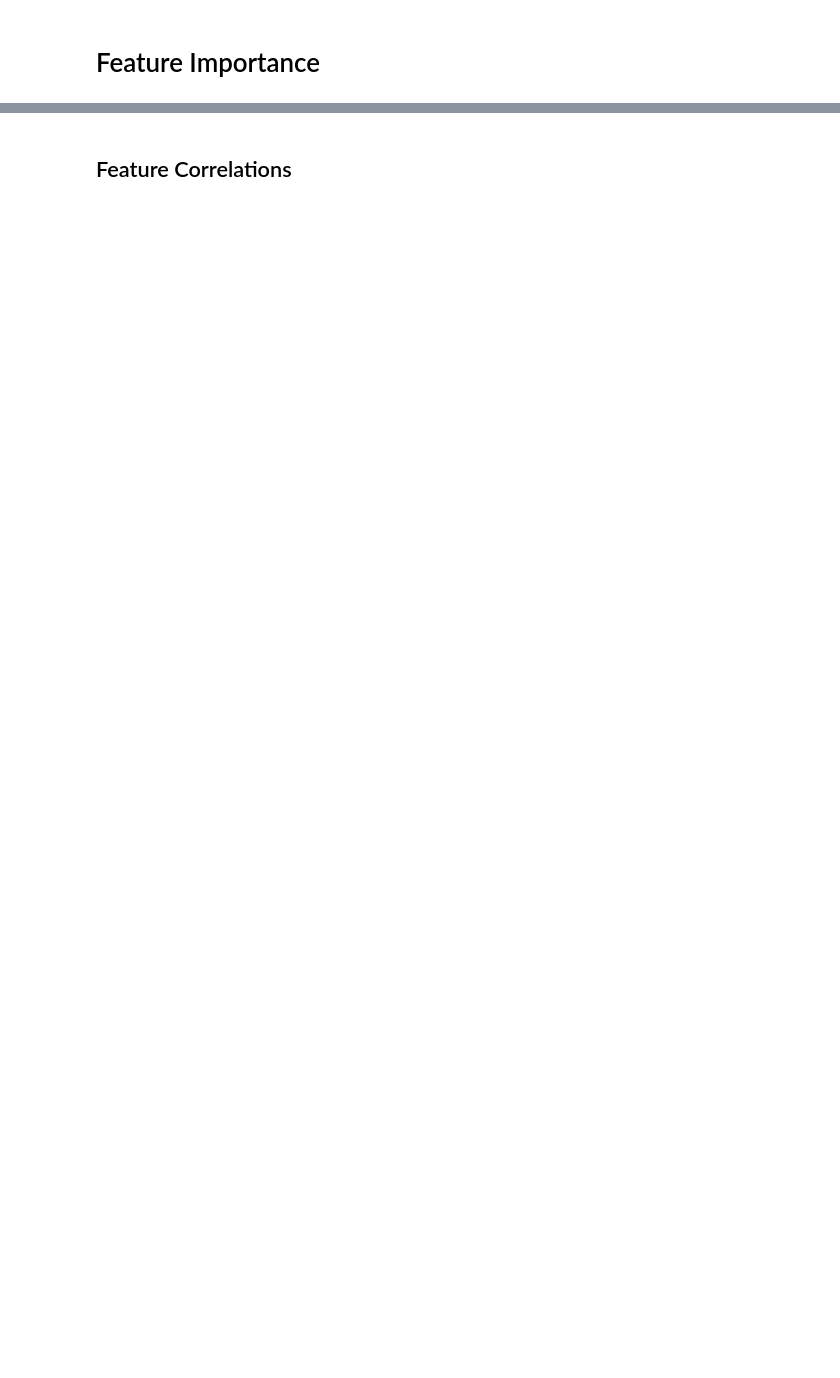
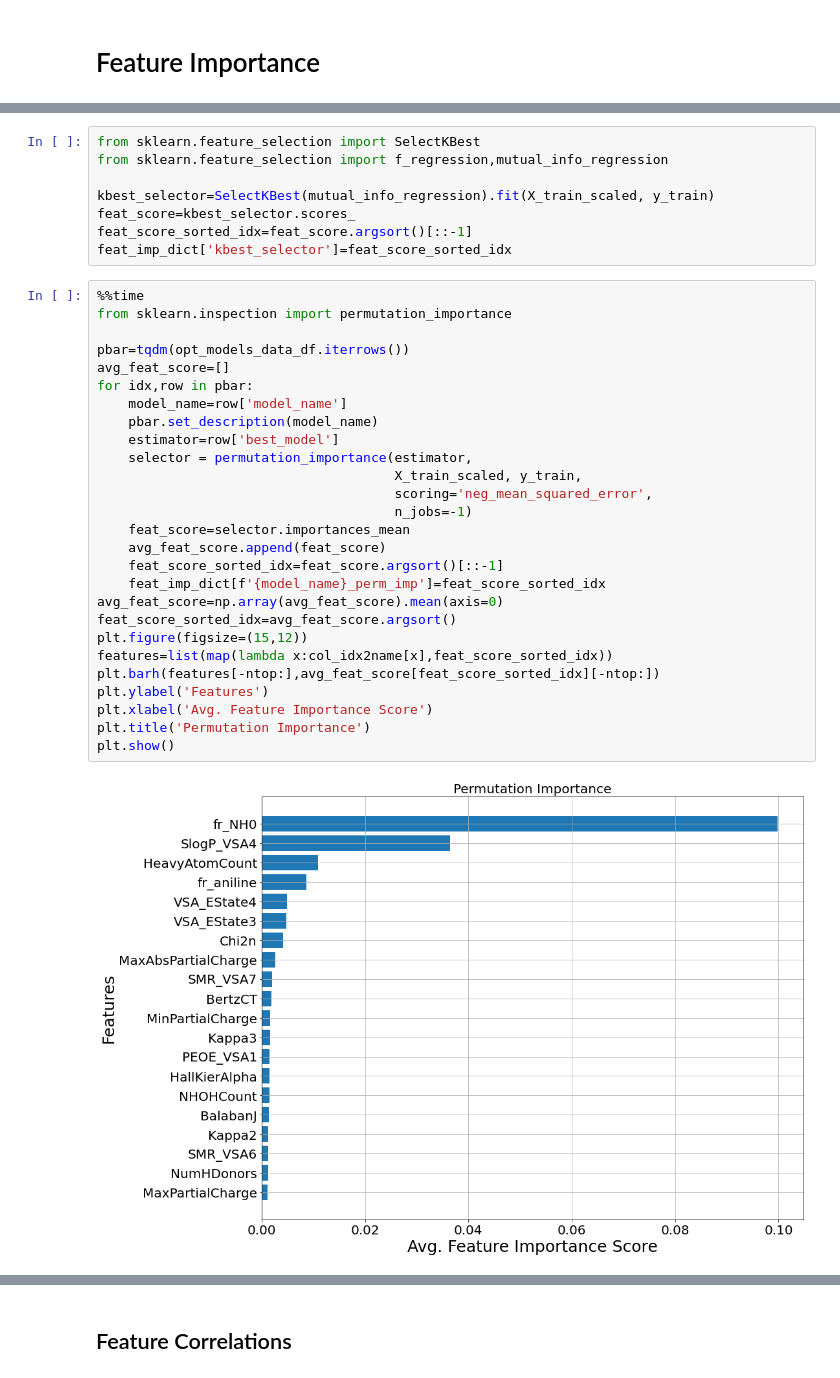
Before and after one commit to siddharth-ncl-work/miscellaneous, a Jupyter notebook: machine_learning_project_ideas/1/model_training.ipynb, the cells around one changed output, grey strips where cells are left out. Drawn from its saved outputs; the diff is of its cells as text; blank space fills up the shorter version.

```diff
--- a/machine_learning_project_ideas/1/model_training.ipynb
+++ b/machine_learning_project_ideas/1/model_training.ipynb
@@ -689,0 +721,37 @@ plt.show()
+# %%
+from sklearn.feature_selection import SelectKBest
+from sklearn.feature_selection import f_regression,mutual_info_regression
+
+kbest_selector=SelectKBest(mutual_info_regression).fit(X_train_scaled, y_train)
+feat_score=kbest_selector.scores_
+feat_score_sorted_idx=feat_score.argsort()[::-1]
+feat_imp_dict['kbest_selector']=feat_score_sorted_idx
+# %%
+%%time
+from sklearn.inspection import permutation_importance
+
+pbar=tqdm(opt_models_data_df.iterrows())
+avg_feat_score=[]
+for idx,row in pbar:
+    model_name=row['model_name']
+    pbar.set_description(model_name)
+    estimator=row['best_model']
+    selector = permutation_importance(estimator,
+                                      X_train_scaled, y_train,
+                                      scoring='neg_mean_squared_error',
+                                      n_jobs=-1)
+    feat_score=selector.importances_mean
+    avg_feat_score.append(feat_score)
+    feat_score_sorted_idx=feat_score.argsort()[::-1]
+    feat_imp_dict[f'{model_name}_perm_imp']=feat_score_sorted_idx
+avg_feat_score=np.array(avg_feat_score).mean(axis=0)
+feat_score_sorted_idx=avg_feat_score.argsort()
+plt.figure(figsize=(15,12))
+features=list(map(lambda x:col_idx2name[x],feat_score_sorted_idx))
+plt.barh(features[-ntop:],avg_feat_score[feat_score_sorted_idx][-ntop:])
+plt.ylabel('Features')
+plt.xlabel('Avg. Feature Importance Score')
+plt.title('Permutation Importance')
+plt.show()
+# %% [output]
+[figure, added]
```
Also changed, not shown: parts of 31 cells of this notebook, 1 other file.
